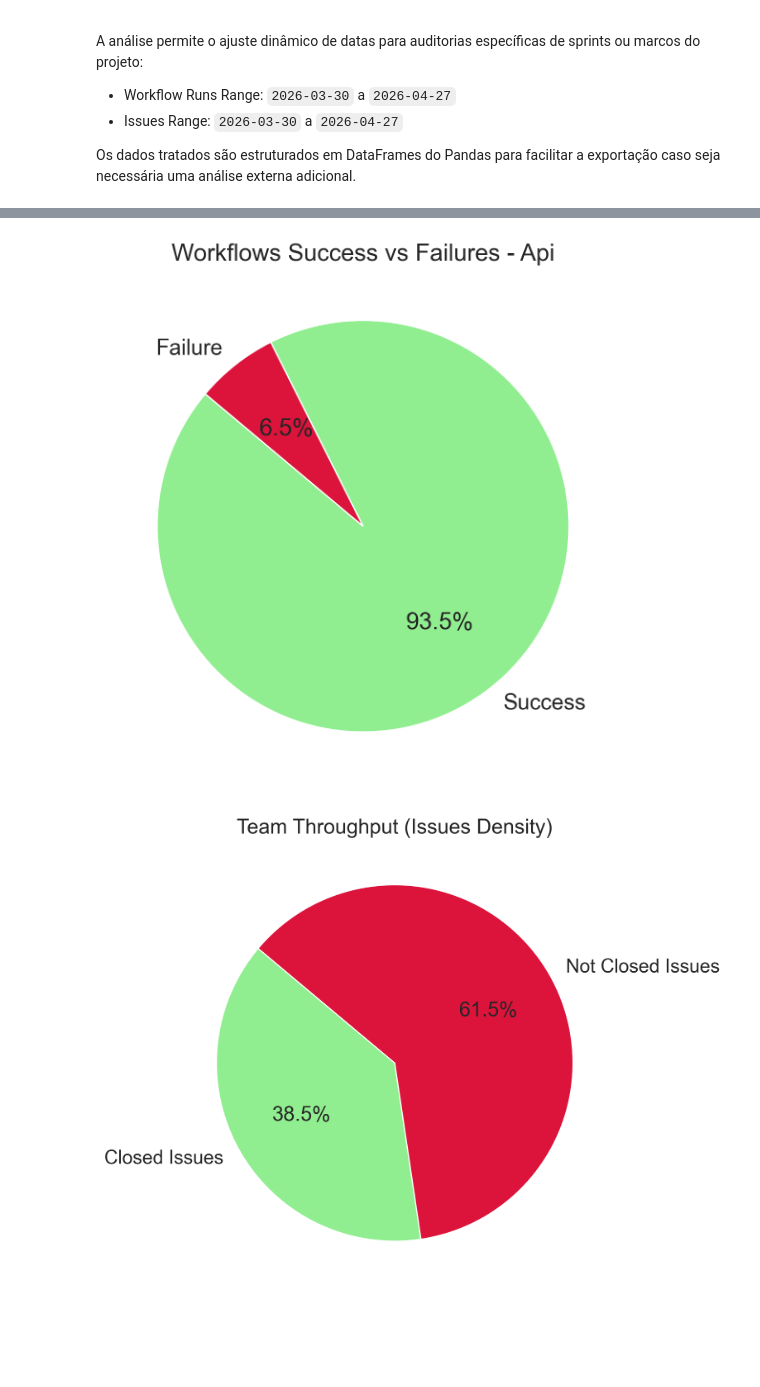
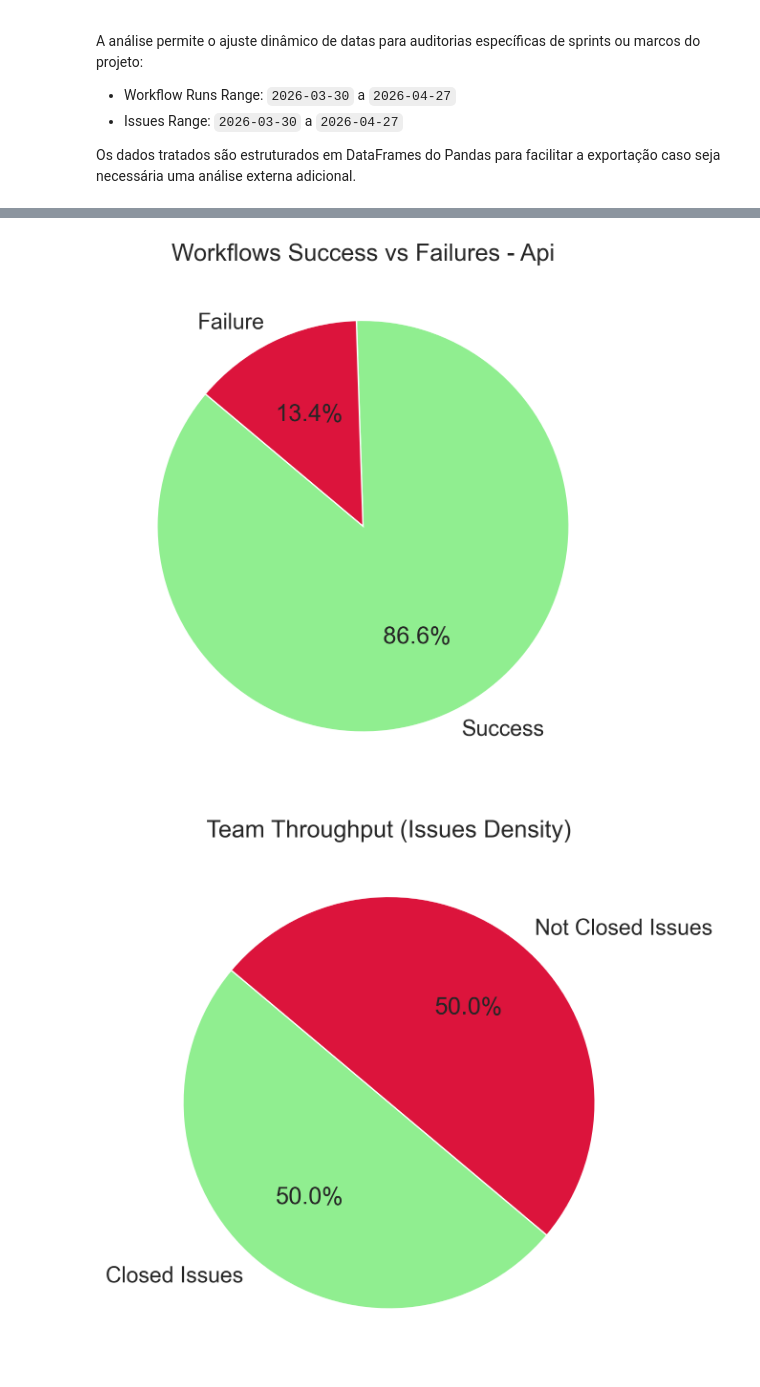
Before and after one commit to fga-eps-mds/2026-1-RetinaScan-Doc, a Jupyter notebook: analytics/dashboard.ipynb, the cells around one changed output, grey strips where cells are left out. Cells and saved outputs as stored; diff of their text form; code cells hidden in the pictures; blank space fills up the shorter version.

Commit message:
refactor: ajusta caminhos do analytics e remove arquivos duplicados

```diff
--- a/analytics/dashboard.ipynb
+++ b/analytics/dashboard.ipynb
@@ -104,7 +104,7 @@ repos_language = {
     'Api': 'ts',
 }
 
-sonar_files = glob('./raw-data/fga-eps-mds-*.json')
+sonar_files = glob('../analytics-raw-data/fga-eps-mds-*.json')
 
 metric_list = ['files', 'functions', 'complexity', 'comment_lines_density',
                'duplicated_lines_density', 'coverage', 'ncloc', 'tests',
@@ -411,7 +411,7 @@ def unmarshall(json_path: str) -> dict:
         return json.load(json_file)
 
 def get_workflow_data():
-    data_runs = glob(f'raw-data/GitHub_API-Runs-{repo_base_name}*.json')
+    data_runs = glob(f'../analytics-raw-data/GitHub_API-Runs-{repo_base_name}*.json')
     table_data = []
     for json_path in data_runs:
         dados = unmarshall(json_path)
@@ -434,7 +434,7 @@ def get_workflow_data():
     return table_data
 
 def get_issues_data():
-    data_issues_files = glob(f'raw-data/GitHub_API-Issues-{repo_base_name}*.json')
+    data_issues_files = glob(f'../analytics-raw-data/GitHub_API-Issues-{repo_base_name}*.json')
     table_data = []
     for json_path in data_issues_files:
         dados = unmarshall(json_path)
@@ -539,5 +539,5 @@ team_throughput_plot(throughput_data)
-[figure, old version]
+[figure, new version]
-[figure, old version]
+[figure, new version]
 # %%
 import pandas as pd
 import json
```
Also changed, not shown: parts of 3 cells of this notebook, 28 other files.
